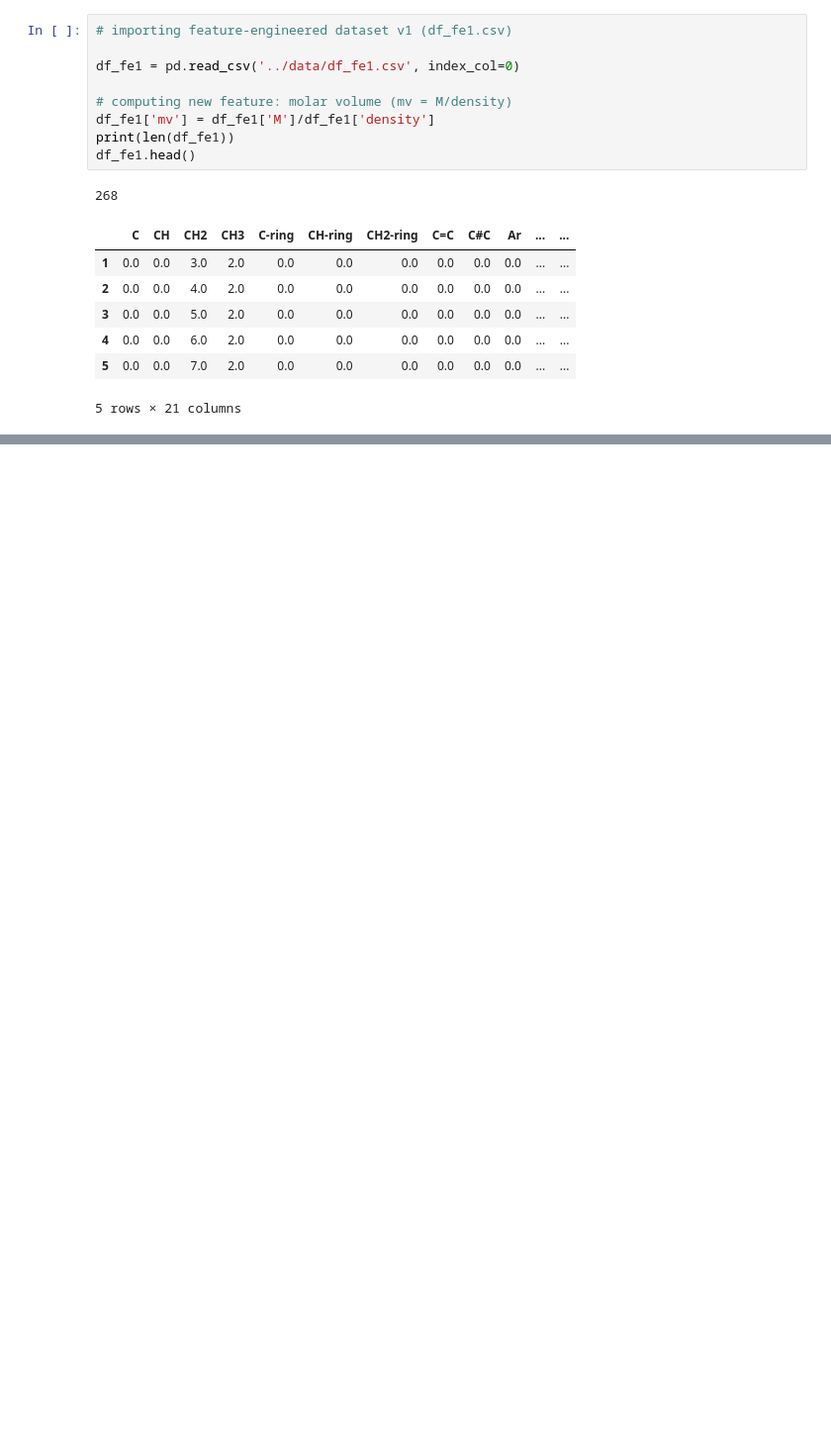
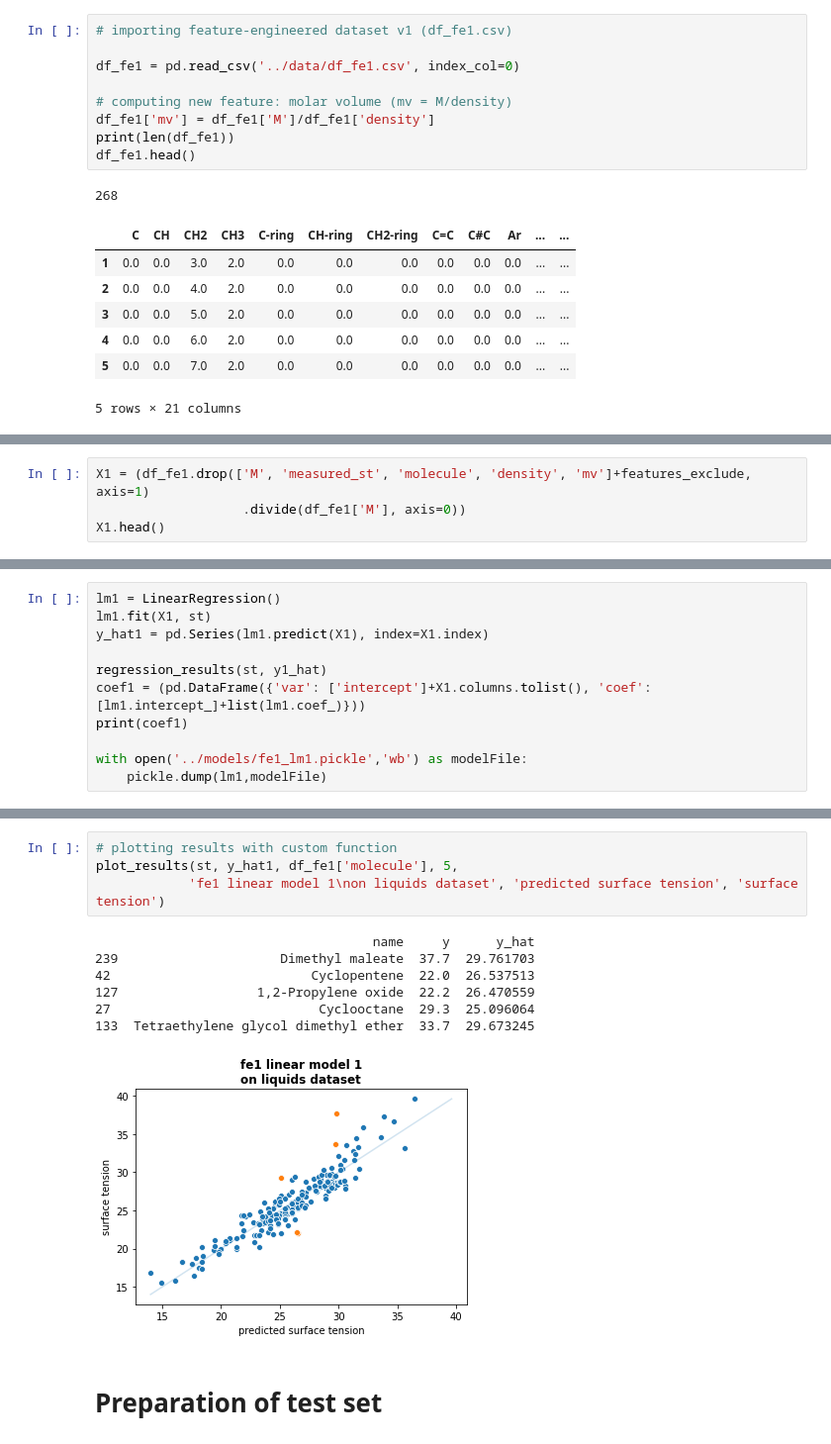
Before and after one commit to monolabs/stproject, a Jupyter notebook: notebooks/fe1_lm.ipynb, the cells around one changed output, grey strips where cells are left out. Shown: that part at 99% size. Drawn from its saved outputs; the diff is of its cells as text; blank space fills up the shorter version.

```diff
--- a/notebooks/fe1_lm.ipynb
+++ b/notebooks/fe1_lm.ipynb
@@ -197,0 +141,4 @@ RMSE:  1.1578
+# %%
+X1 = (df_fe1.drop(['M', 'measured_st', 'molecule', 'density', 'mv']+features_exclude, axis=1)
+                   .divide(df_fe1['M'], axis=0))
+X1.head()
@@ -197,0 +152,11 @@ RMSE:  1.1578
+# %%
+lm1 = LinearRegression()
+lm1.fit(X1, st)
+y_hat1 = pd.Series(lm1.predict(X1), index=X1.index)
+
+regression_results(st, y1_hat)
+coef1 = (pd.DataFrame({'var': ['intercept']+X1.columns.tolist(), 'coef': [lm1.intercept_]+list(lm1.coef_)}))
+print(coef1)
+
+with open('../models/fe1_lm1.pickle','wb') as modelFile:
+    pickle.dump(lm1,modelFile)
@@ -197,0 +182,14 @@ RMSE:  1.1578
+# %%
+# plotting results with custom function
+plot_results(st, y_hat1, df_fe1['molecule'], 5,
+            'fe1 linear model 1\non liquids dataset', 'predicted surface tension', 'surface tension')
+# %% [output]
+                                    name     y      y_hat
+239                     Dimethyl maleate  37.7  29.761703
+42                          Cyclopentene  22.0  26.537513
+127                  1,2-Propylene oxide  22.2  26.470559
+27                           Cyclooctane  29.3  25.096064
+133  Tetraethylene glycol dimethyl ether  33.7  29.673245
+[figure, added]
+# %% [markdown]
+# Preparation of test set
```
Also changed, not shown: parts of 53 cells of this notebook, 11 other files.
